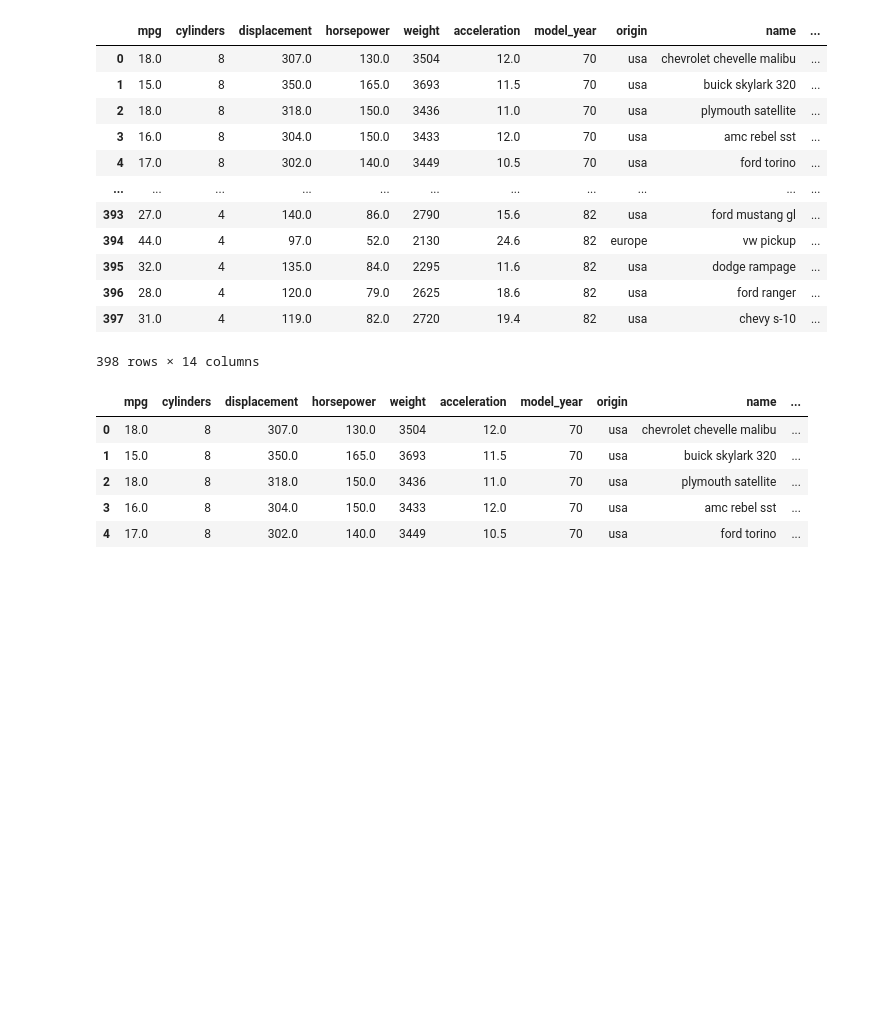
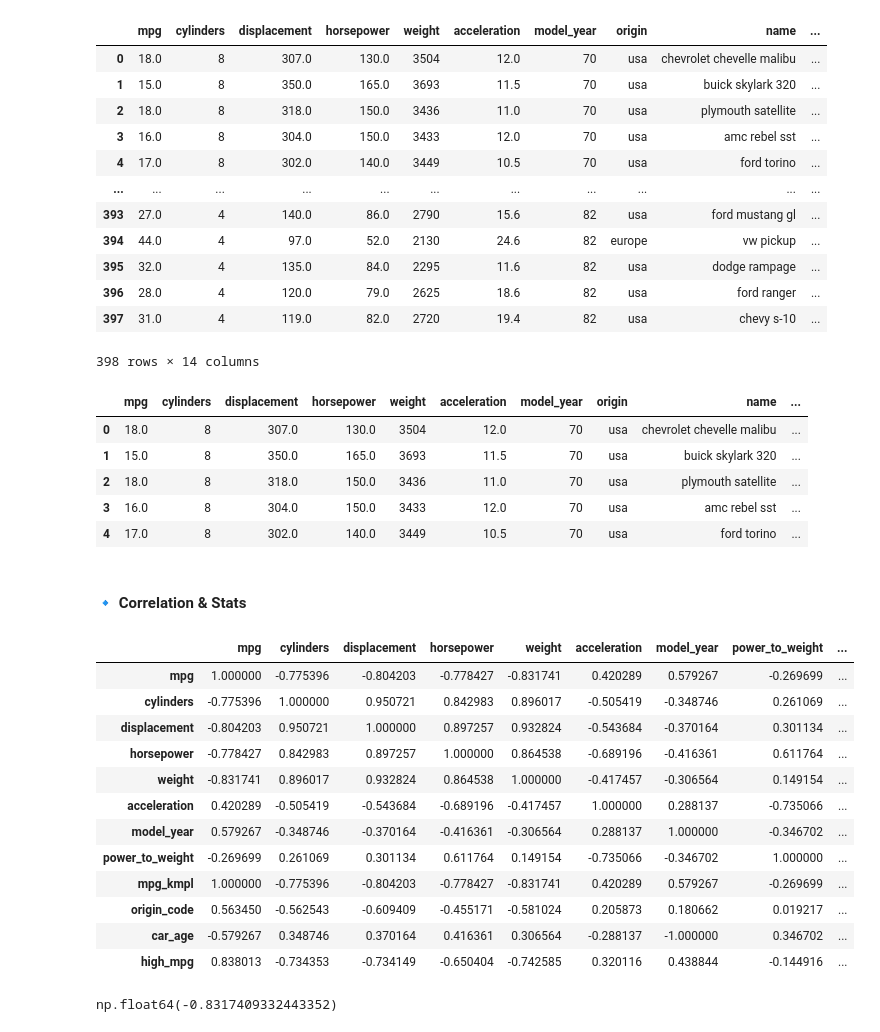
Before and after one commit to geershatisaxena/mpg-Data-Analysis, a Jupyter notebook: pandas.ipynb, the cells around one changed output. Cells and saved outputs as stored; diff of their text form; code cells hidden in the pictures; blank space fills up the shorter version.

```diff
--- a/pandas.ipynb
+++ b/pandas.ipynb
@@ -1112,3 +1112,25 @@ df.loc[df.index[:5]]
 | 2 | 18.0 | 8 | 318.0 | 150.0 | 3436 | 11.0 | 70 | usa | plymouth satellite | ... |
 | 3 | 16.0 | 8 | 304.0 | 150.0 | 3433 | 12.0 | 70 | usa | amc rebel sst | ... |
 | 4 | 17.0 | 8 | 302.0 | 140.0 | 3449 | 10.5 | 70 | usa | ford torino | ... |
+# %% [markdown]
+#### **🔹 Correlation & Stats**
+# %%
+df.corr(numeric_only=True)
+# %% [output]
+|  | mpg | cylinders | displacement | horsepower | weight | acceleration | model_year | power_to_weight | ... |
+| mpg | 1.000000 | -0.775396 | -0.804203 | -0.778427 | -0.831741 | 0.420289 | 0.579267 | -0.269699 | ... |
+| cylinders | -0.775396 | 1.000000 | 0.950721 | 0.842983 | 0.896017 | -0.505419 | -0.348746 | 0.261069 | ... |
+| displacement | -0.804203 | 0.950721 | 1.000000 | 0.897257 | 0.932824 | -0.543684 | -0.370164 | 0.301134 | ... |
+| horsepower | -0.778427 | 0.842983 | 0.897257 | 1.000000 | 0.864538 | -0.689196 | -0.416361 | 0.611764 | ... |
+| weight | -0.831741 | 0.896017 | 0.932824 | 0.864538 | 1.000000 | -0.417457 | -0.306564 | 0.149154 | ... |
+| acceleration | 0.420289 | -0.505419 | -0.543684 | -0.689196 | -0.417457 | 1.000000 | 0.288137 | -0.735066 | ... |
+| model_year | 0.579267 | -0.348746 | -0.370164 | -0.416361 | -0.306564 | 0.288137 | 1.000000 | -0.346702 | ... |
+| power_to_weight | -0.269699 | 0.261069 | 0.301134 | 0.611764 | 0.149154 | -0.735066 | -0.346702 | 1.000000 | ... |
+| mpg_kmpl | 1.000000 | -0.775396 | -0.804203 | -0.778427 | -0.831741 | 0.420289 | 0.579267 | -0.269699 | ... |
+| origin_code | 0.563450 | -0.562543 | -0.609409 | -0.455171 | -0.581024 | 0.205873 | 0.180662 | 0.019217 | ... |
+| car_age | -0.579267 | 0.348746 | 0.370164 | 0.416361 | 0.306564 | -0.288137 | -1.000000 | 0.346702 | ... |
+| high_mpg | 0.838013 | -0.734353 | -0.734149 | -0.650404 | -0.742585 | 0.320116 | 0.438844 | -0.144916 | ... |
+# %%
+df["mpg"].corr(df["weight"])
+# %% [output]
+np.float64(-0.8317409332443352)
```
Also changed, not shown: parts of 30 cells of this notebook.
